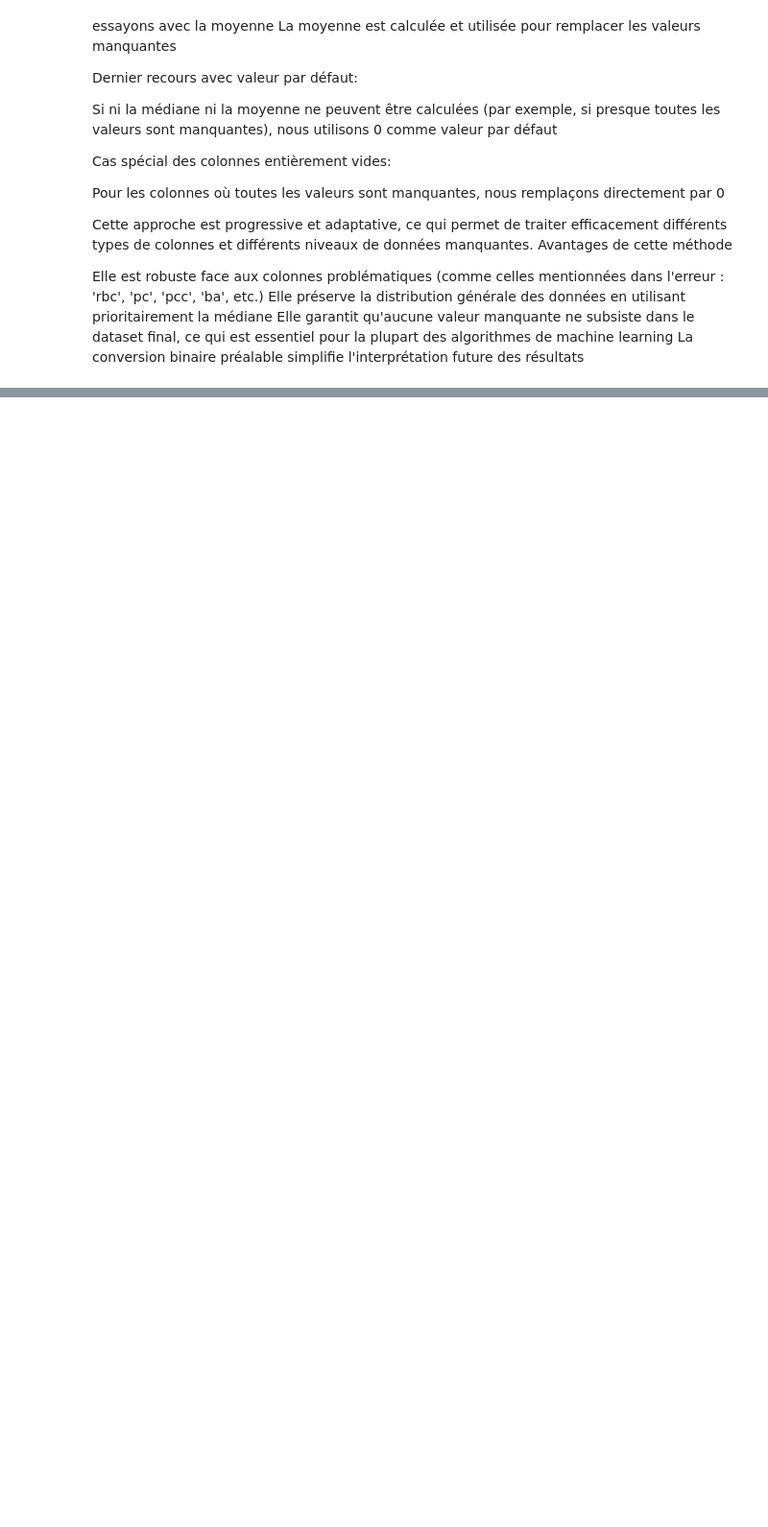
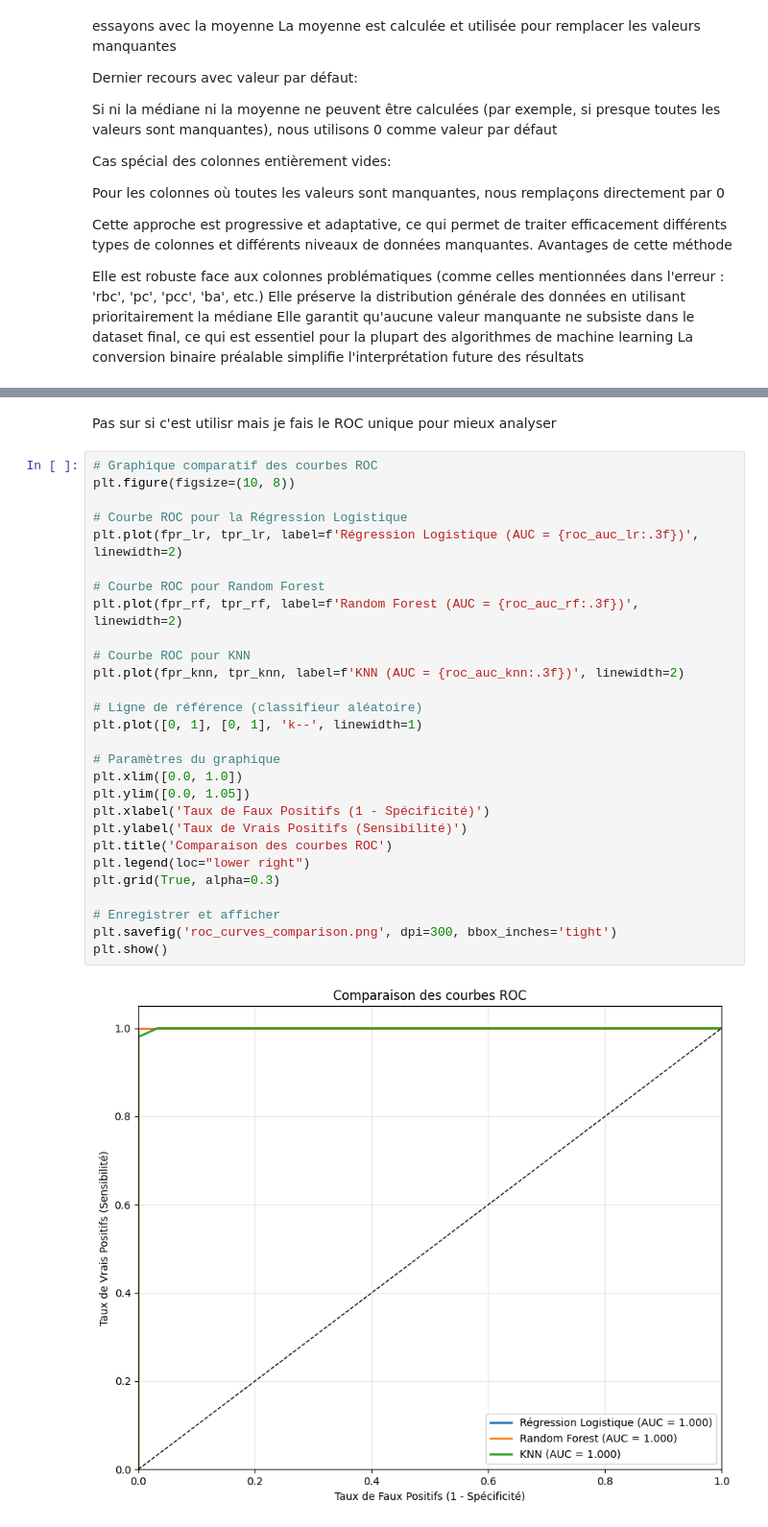
Before and after one commit to hepi1911/ML, a Jupyter notebook: Project_Machine_Learning.ipynb, the cells around one changed output, grey strips where cells are left out. Shown at 96% size. Saved outputs shown, nothing was run; the diff lists cells and outputs as text; blank space fills up the shorter version.

```diff
--- a/Project_Machine_Learning.ipynb
+++ b/Project_Machine_Learning.ipynb
@@ -388,0 +698,32 @@ df
+# %% [markdown]
+Pas sur si c'est utilisr mais je fais le ROC unique pour mieux analyser
+# %%
+# Graphique comparatif des courbes ROC
+plt.figure(figsize=(10, 8))
+
+# Courbe ROC pour la Régression Logistique
+plt.plot(fpr_lr, tpr_lr, label=f'Régression Logistique (AUC = {roc_auc_lr:.3f})', linewidth=2)
+
+# Courbe ROC pour Random Forest
+plt.plot(fpr_rf, tpr_rf, label=f'Random Forest (AUC = {roc_auc_rf:.3f})', linewidth=2)
+
+# Courbe ROC pour KNN
+plt.plot(fpr_knn, tpr_knn, label=f'KNN (AUC = {roc_auc_knn:.3f})', linewidth=2)
+
+# Ligne de référence (classifieur aléatoire)
+plt.plot([0, 1], [0, 1], 'k--', linewidth=1)
+
+# Paramètres du graphique
+plt.xlim([0.0, 1.0])
+plt.ylim([0.0, 1.05])
+plt.xlabel('Taux de Faux Positifs (1 - Spécificité)')
+plt.ylabel('Taux de Vrais Positifs (Sensibilité)')
+plt.title('Comparaison des courbes ROC')
+plt.legend(loc="lower right")
+plt.grid(True, alpha=0.3)
+
+# Enregistrer et afficher
+plt.savefig('roc_curves_comparison.png', dpi=300, bbox_inches='tight')
+plt.show()
+# %% [output]
+[figure, added]
```
Also changed, not shown: parts of 14 cells of this notebook.
